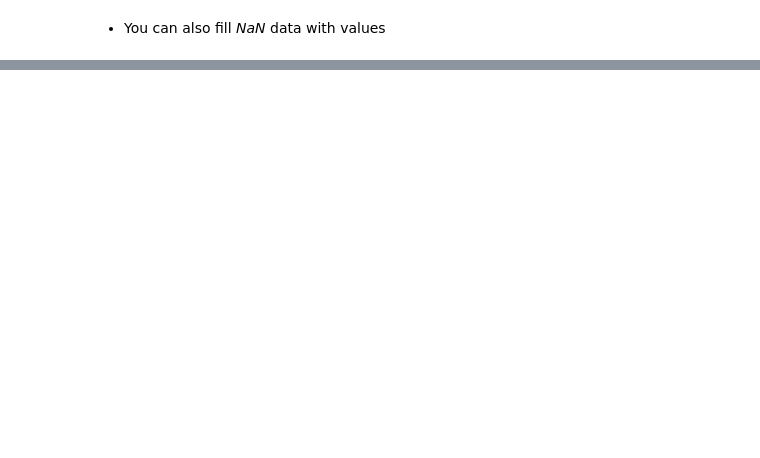
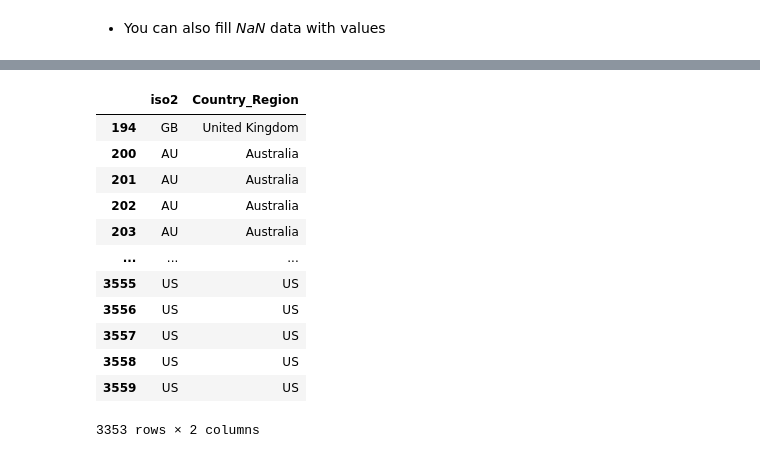
Before and after one commit to SeiwonPark/python-pandas, a Jupyter notebook: analyze_covid19_data.ipynb, the cells around one changed output, grey strips where cells are left out. Cells and saved outputs as stored; diff of their text form; code cells hidden in the pictures; blank space fills up the shorter version.

```diff
--- a/analyze_covid19_data.ipynb
+++ b/analyze_covid19_data.ipynb
@@ -341,0 +422,4 @@ doc.head()
+# %%
+doc = pd.read_csv("Examples/COVID-19-master/csse_covid_19_data/UID_ISO_FIPS_LookUp_table.csv", encoding='utf-8-sig')
+doc = doc[['iso2', 'Country_Region']]
+doc
@@ -341,0 +455,16 @@ doc.head()
+# %%
+doc[doc.duplicated()]
+# %% [output]
+|  | iso2 | Country_Region |
+| 194 | GB | United Kingdom |
+| 200 | AU | Australia |
+| 201 | AU | Australia |
+| 202 | AU | Australia |
+| 203 | AU | Australia |
+| ... | ... | ... |
+| 3555 | US | US |
+| 3556 | US | US |
+| 3557 | US | US |
+| 3558 | US | US |
+| 3559 | US | US |
+3353 rows × 2 columns
```
Also changed, not shown: parts of 16 cells of this notebook, 2 other files.
